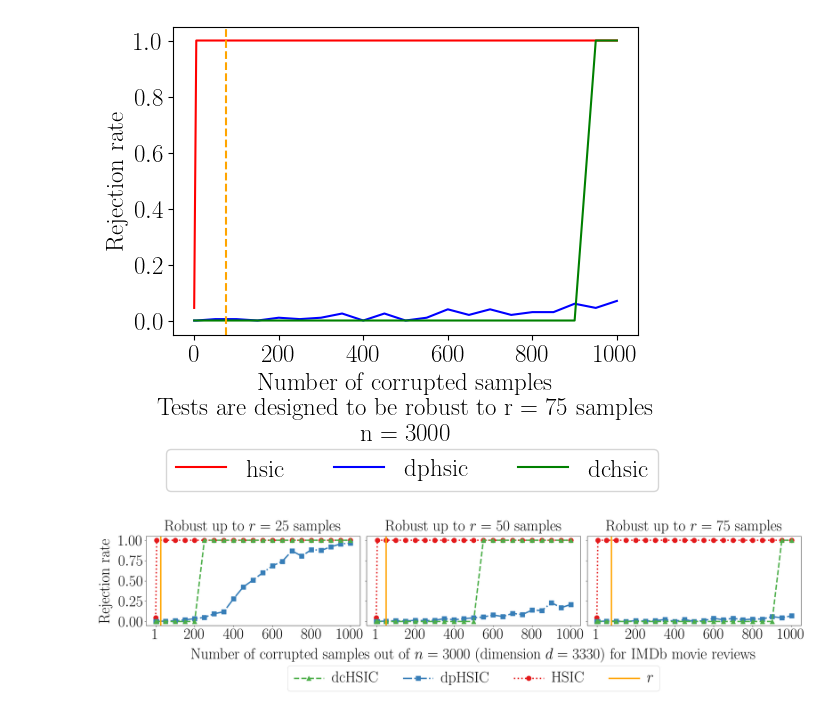
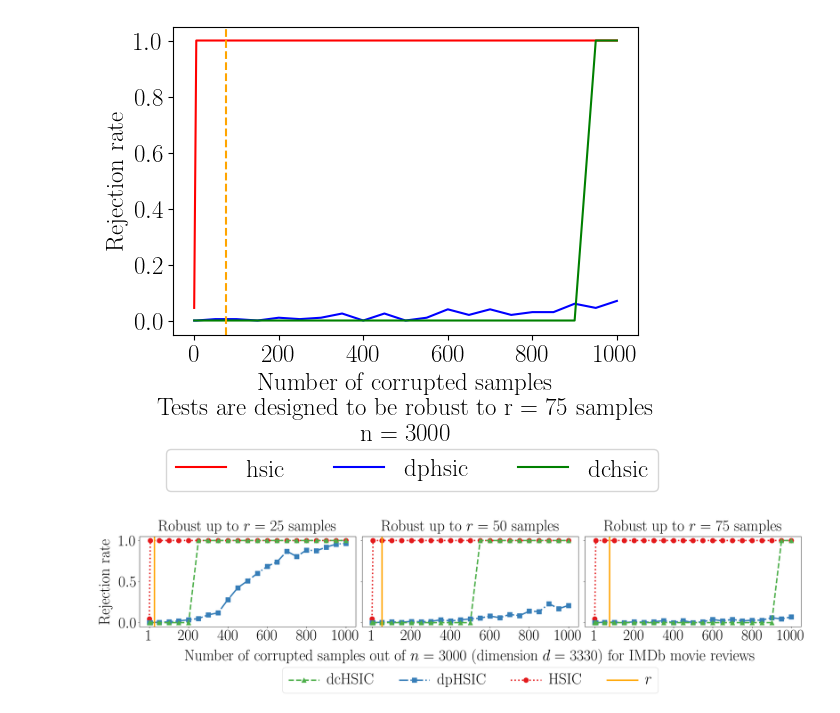
Before and after one commit to antoninschrab/datacorruption, a Jupyter notebook: experiments.ipynb, the cells around one changed output. Cells and saved outputs as stored; diff of their text form; code cells hidden in the pictures.

```diff
--- a/experiments.ipynb
+++ b/experiments.ipynb
@@ -1481,32 +1481,32 @@ for i in range(3):
                 markersize=markersize,
             )
     # axs[i].set_xticks(x_axis[i])
     axs[i].set_title(titles[i], fontsize=title_fontsize, pad=title_pad)
     axs[i].axvline(x=r_values[i], linestyle='-', color='orange', linewidth=linewidth, label=r"$r$")
     axs[i].set_xlabel(xlabels[i], fontsize=xlabel_fontsize, labelpad=xlabel_pad)
 axs[0].set_xticks([1, 200, 400, 600, 800, 1000])
 axs[1].set_xticks([1, 200, 400, 600, 800, 1000])
 axs[2].set_xticks([1, 200, 400, 600, 800, 1000])
-axs[0].set_yticks([0, 0.25, 0.5, 0.75, 1])
+axs[0].set_yticks([0, 0.5, 1])
 axs[0].set_ylim(-0.05, 1.05)
 axs[0].set_ylabel(ylabel, fontsize=ylabel_fontsize, labelpad=ylabel_pad)
 handles, labels = axs[1].get_legend_handles_labels()
 # sort both labels and handles by labels
 order = (2, 1, 0, 3)
 handles, labels = [handles[idx] for idx in order], [labels[idx] for idx in order]
 axs[1].legend(
     handles,
     labels,
     fontsize=legend_fontsize,
     ncol=4,
     handleheight=0.1,
     labelspacing=0.5,
     columnspacing=1.6,
     handletextpad=0.5,
     loc="lower center",
     bbox_to_anchor=(0.5, -0.82),
 )
 
 f.savefig("figures/hsic_imdb.pdf", dpi=300, bbox_inches="tight")
 # %% [output]
-[figure, old version]
+[figure, new version]
```
Also changed, not shown: parts of 2 cells of this notebook, 3 other files.
